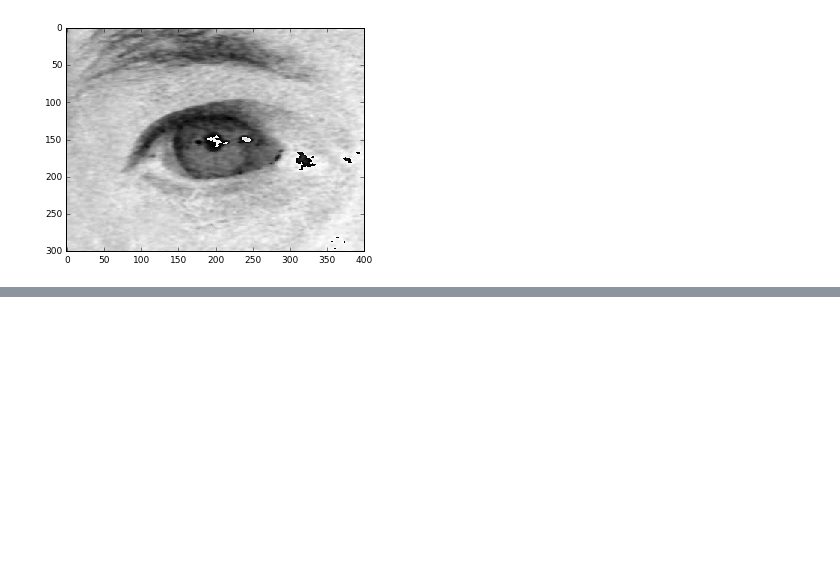
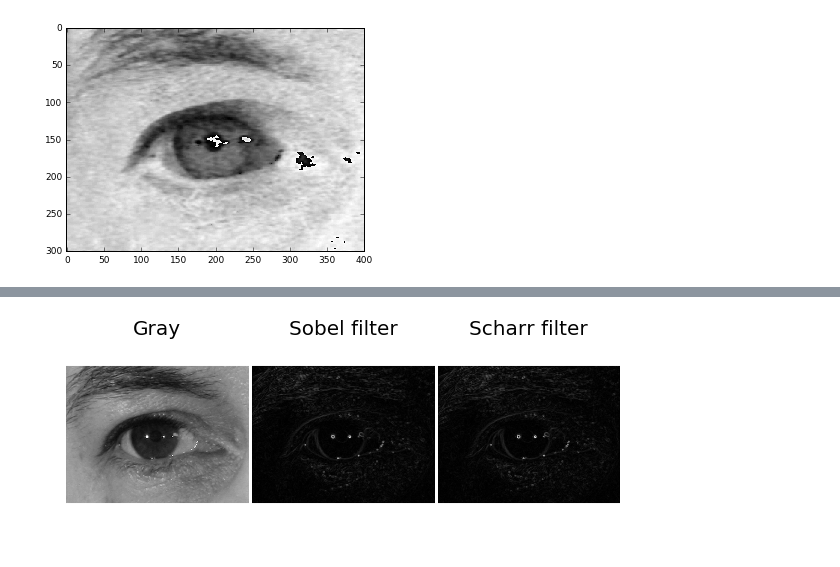
Before and after one commit to Ankush96/Biom_py, a Jupyter notebook: Segmentation.ipynb, the cells around one changed output, grey strips where cells are left out. Cells and saved outputs as stored; diff of their text form; code cells hidden in the pictures; blank space fills up the shorter version.

```diff
--- a/Segmentation.ipynb
+++ b/Segmentation.ipynb
@@ -71,0 +102,26 @@ io.imshow(2*img[:,:,0] - img[:,:,1] -img[:,:,2])
+# %%
+# Compute the Canny filter for two values of sigma
+sobel1 = filters.sobel(gray)
+scharr1 = filters.scharr(gray)
+
+# display results
+fig, (ax1, ax2, ax3) = plt.subplots(nrows=1, ncols=3, figsize=(8, 3), sharex=True, sharey=True)
+
+ax1.imshow(gray, cmap=plt.cm.gray)
+ax1.axis('off')
+ax1.set_title('Gray', fontsize=20)
+
+ax2.imshow(sobel1, cmap=plt.cm.gray)
+ax2.axis('off')
+ax2.set_title('Sobel filter', fontsize=20)
+
+ax3.imshow(scharr1, cmap=plt.cm.gray)
+ax3.axis('off')
+ax3.set_title('Scharr filter', fontsize=20)
+
+fig.subplots_adjust(wspace=0.02, hspace=0.02, top=0.9,
+                    bottom=0.02, left=0.02, right=0.98)
+
+plt.show()
+# %% [output]
+[figure, added]
```
Also changed, not shown: parts of 10 cells of this notebook.
